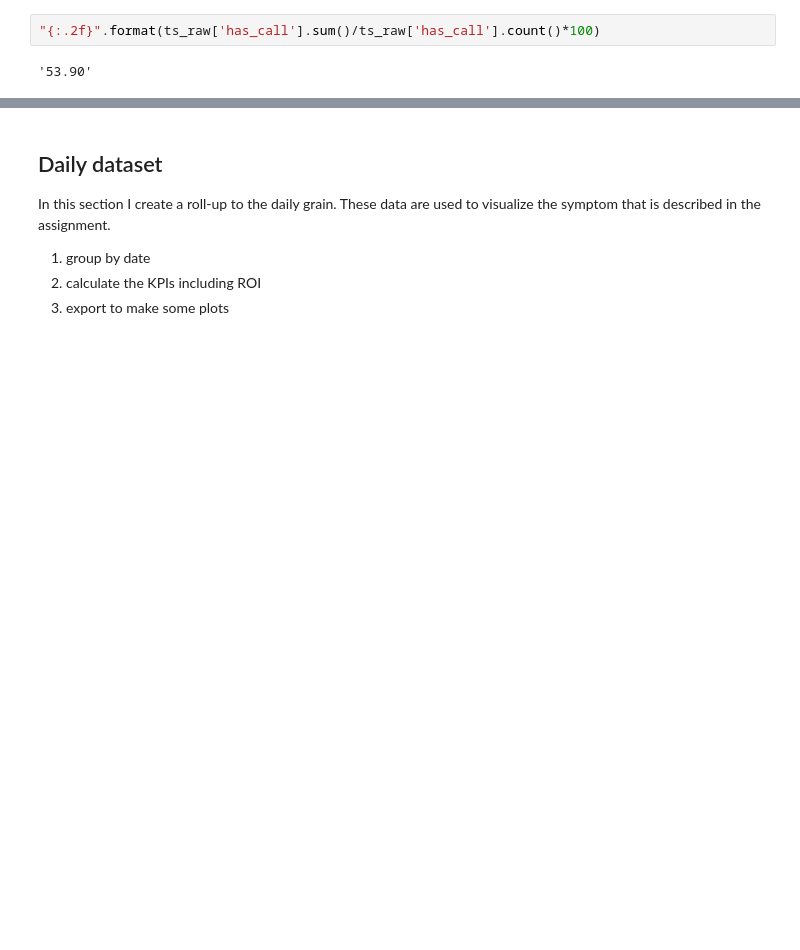
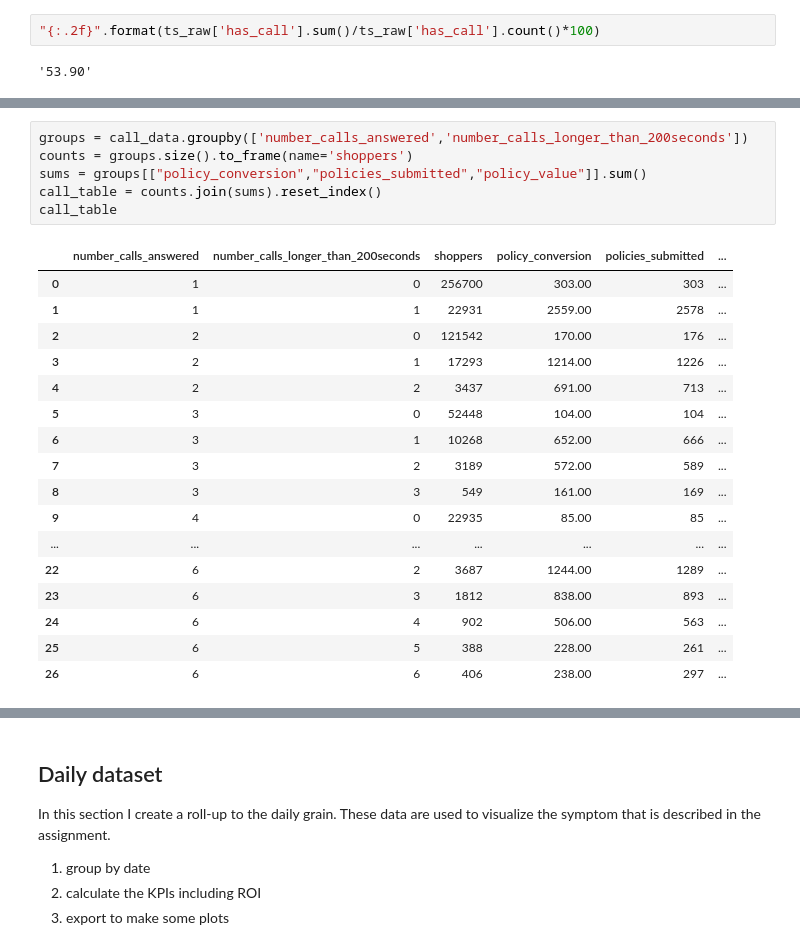
Before and after one commit to PipCourbois/miscellaneous, a Jupyter notebook: Assurance_questions.ipynb, the cells around one changed output, grey strips where cells are left out. Drawn from its saved outputs; the diff is of its cells as text; blank space fills up the shorter version.

```diff
--- a/Assurance_questions.ipynb
+++ b/Assurance_questions.ipynb
@@ -557,0 +665,24 @@ KeyError: 'policy_conversion'
+# %%
+groups = call_data.groupby(['number_calls_answered','number_calls_longer_than_200seconds'])
+counts = groups.size().to_frame(name='shoppers')
+sums = groups[["policy_conversion","policies_submitted","policy_value"]].sum()
+call_table = counts.join(sums).reset_index()
+call_table
+# %% [output]
+|  | number_calls_answered | number_calls_longer_than_200seconds | shoppers | policy_conversion | policies_submitted | ... |
+| 0 | 1 | 0 | 256700 | 303.00 | 303 | ... |
+| 1 | 1 | 1 | 22931 | 2559.00 | 2578 | ... |
+| 2 | 2 | 0 | 121542 | 170.00 | 176 | ... |
+| 3 | 2 | 1 | 17293 | 1214.00 | 1226 | ... |
+| 4 | 2 | 2 | 3437 | 691.00 | 713 | ... |
+| 5 | 3 | 0 | 52448 | 104.00 | 104 | ... |
+| 6 | 3 | 1 | 10268 | 652.00 | 666 | ... |
+| 7 | 3 | 2 | 3189 | 572.00 | 589 | ... |
+| 8 | 3 | 3 | 549 | 161.00 | 169 | ... |
+| 9 | 4 | 0 | 22935 | 85.00 | 85 | ... |
+| ... | ... | ... | ... | ... | ... | ... |
+| 22 | 6 | 2 | 3687 | 1244.00 | 1289 | ... |
+| 23 | 6 | 3 | 1812 | 838.00 | 893 | ... |
+| 24 | 6 | 4 | 902 | 506.00 | 563 | ... |
+| 25 | 6 | 5 | 388 | 228.00 | 261 | ... |
+| 26 | 6 | 6 | 406 | 238.00 | 297 | ... |
```
Also changed, not shown: parts of 45 cells of this notebook.
